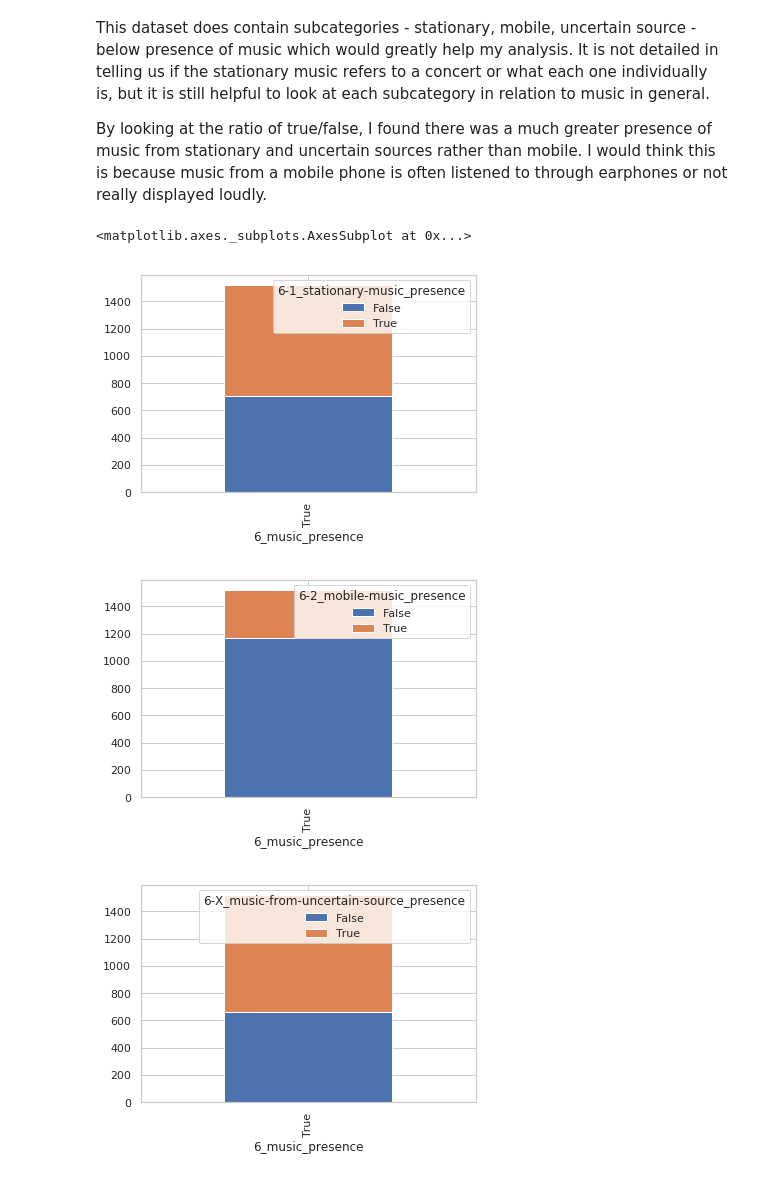
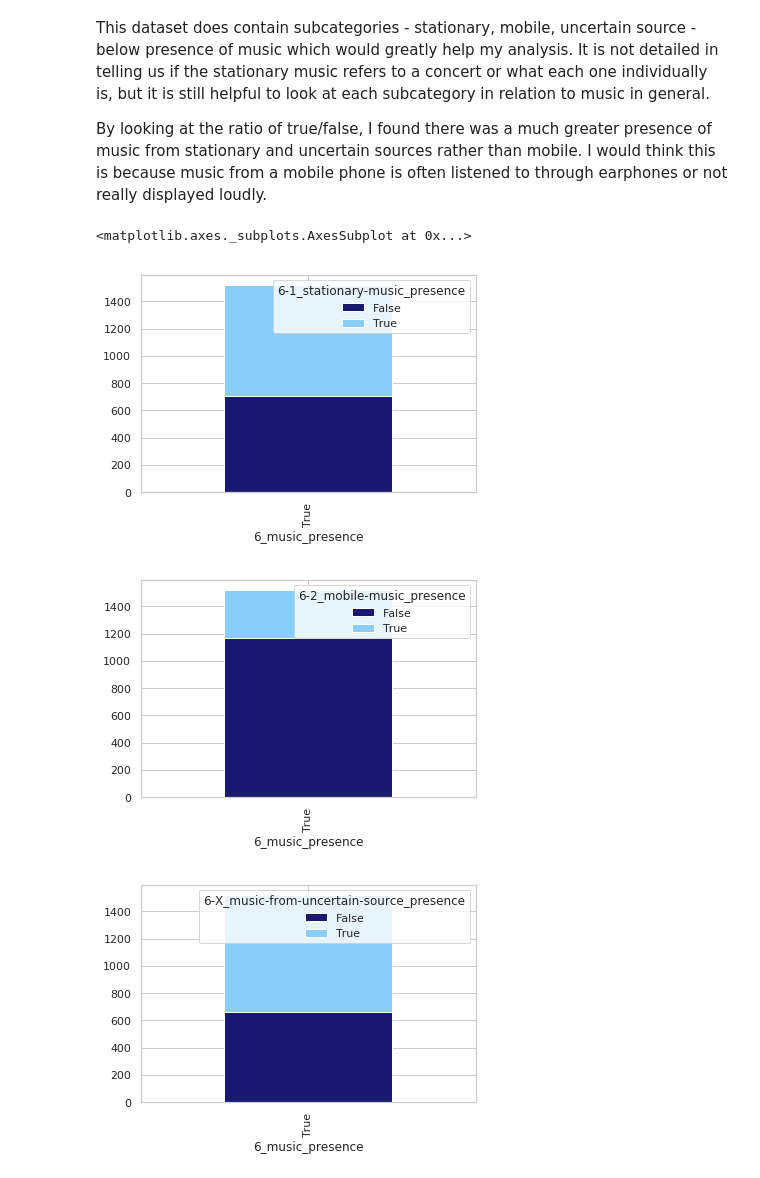
Before and after one commit to daniellehzhao/Music_Sonyc, a Jupyter notebook: music_examples.ipynb, the cells around one changed output. Saved outputs shown, nothing was run; the diff lists cells and outputs as text; code cells hidden in the pictures.

Commit message:
Added new visualizations for music subcategories

```diff
--- a/music_examples.ipynb
+++ b/music_examples.ipynb
@@ -302,12 +296,15 @@ By looking at the ratio of true/false, I found there was a much greater presence
 # %%
 #Plot ratio of types of music to all occurrences of music
 
+#set colors
+colors = ['midnightblue', 'lightskyblue']
+
 #make stacked bar plot for each occurrence
-musicdf2.groupby(['6_music_presence','6-1_stationary-music_presence']).size().unstack().plot(kind='bar', stacked=True)
-musicdf2.groupby(['6_music_presence','6-2_mobile-music_presence']).size().unstack().plot(kind='bar', stacked=True)
-musicdf2.groupby(['6_music_presence','6-X_music-from-uncertain-source_presence']).size().unstack().plot(kind='bar', stacked=True)
+musicdf2.groupby(['6_music_presence','6-1_stationary-music_presence']).size().unstack().plot(kind='bar', color = colors, stacked=True)
+musicdf2.groupby(['6_music_presence','6-2_mobile-music_presence']).size().unstack().plot(kind='bar', color = colors, stacked=True)
+musicdf2.groupby(['6_music_presence','6-X_music-from-uncertain-source_presence']).size().unstack().plot(kind='bar', color = colors, stacked=True)
 # %% [output]
 <matplotlib.axes._subplots.AxesSubplot at 0x...>
-[figure, old version]
+[figure, new version]
-[figure, old version]
+[figure, new version]
-[figure, old version]
+[figure, new version]
```
Also changed, not shown: parts of 14 cells of this notebook.
